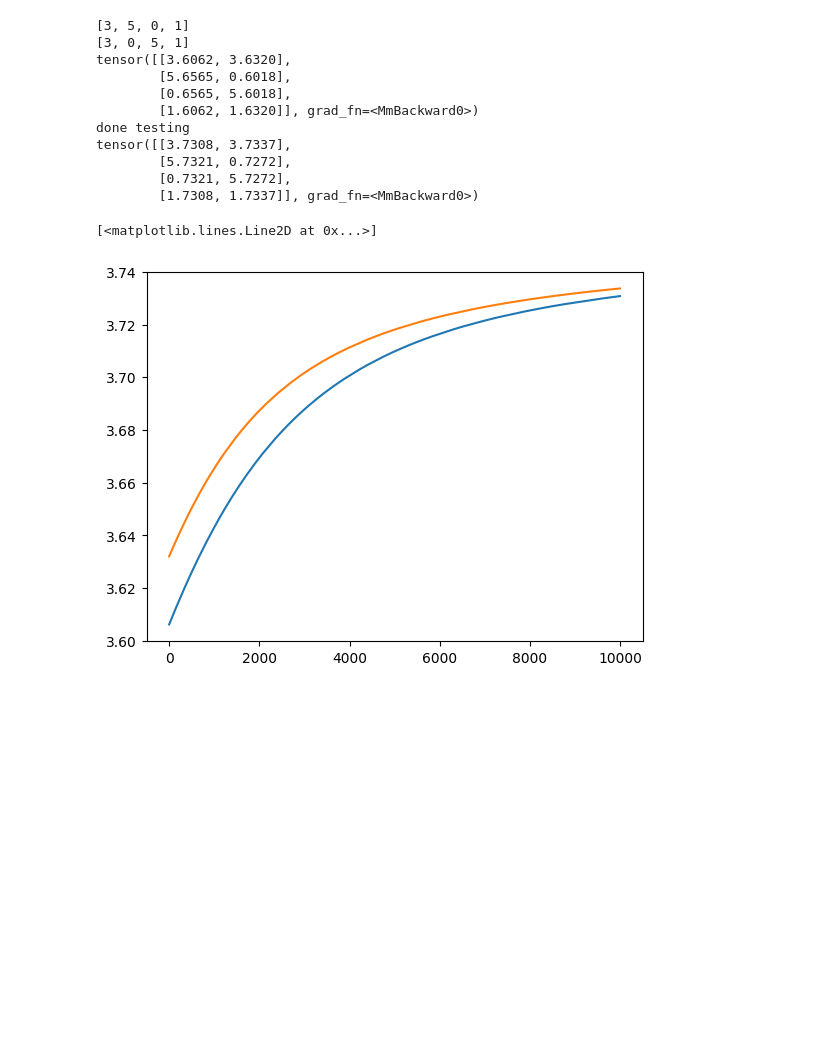
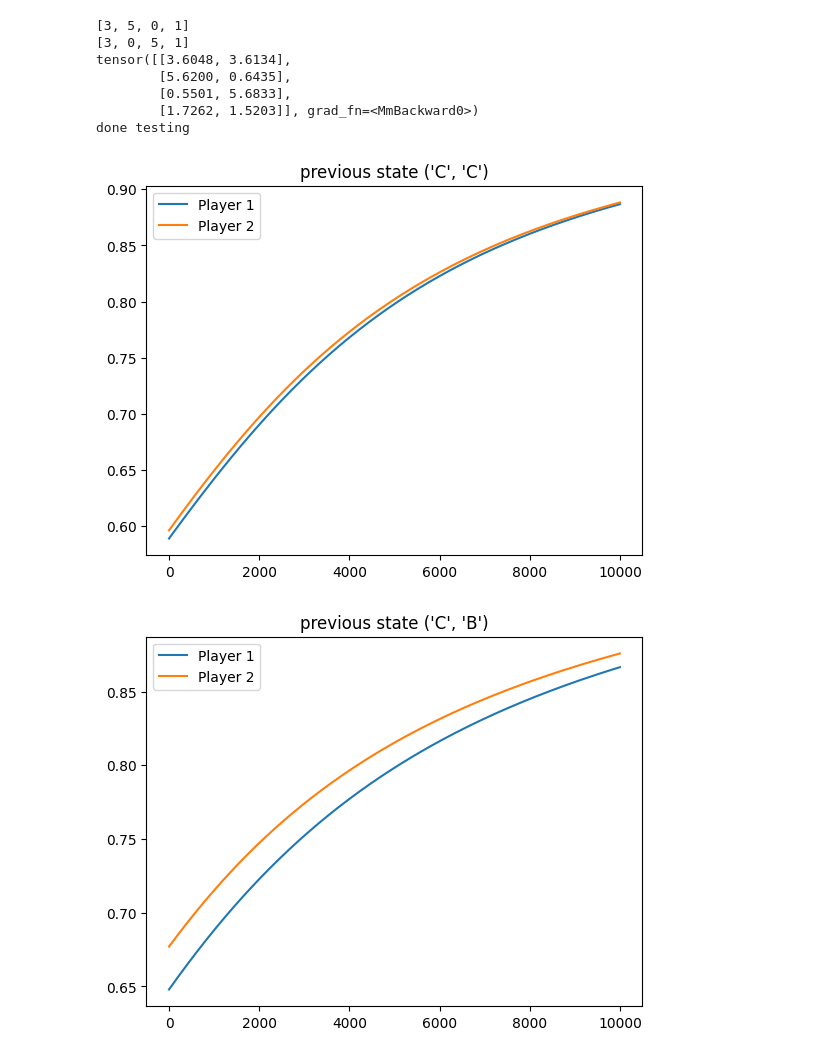
Before and after one commit to gametekker/pdilemn, a Jupyter notebook: SGDCGD.ipynb, the cells around one changed output. Cells and saved outputs as stored; diff of their text form; code cells hidden in the pictures; blank space fills up the shorter version.

```diff
--- a/SGDCGD.ipynb
+++ b/SGDCGD.ipynb
@@ -52,46 +52,39 @@ for epoch in range(num_epochs):
     """
     The first agent adjusts its parameters attempting to maximize the objective
     We fix player 2 while taking the gradient of player 1's reward, with respect to player 1's parameters
     """
     reward = env.play()
-    plot[0].append(float(reward[0,0])) #plotting
+    plot[0].append(pl1.getBeliefs()) #plotting
     optimizer_p1.zero_grad()
     rp1 = reward[:, 0]
     loss_p1 = -rp1.sum()
     loss_p1.backward()
     optimizer_p1.step()
 
     """
     The second agent adjusts its parameters attempting to maximize the objective
     We fix player 1 while taking the gradient of player 2's reward, with respect to player 2's parameters
     """
     reward = env.play()
-    plot[1].append(float(reward[0,1])) #plotting
+    plot[1].append(pl2.getBeliefs()) #plotting
     optimizer_p2.zero_grad()
     rp2 = reward[:, 1]
     loss_p2 = -rp2.sum()
     loss_p2.backward()
     optimizer_p2.step()
 
     # Logging
     #if epoch % 10 == 0:
     #    print(f"Epoch {epoch}: pl1 reward = {rp1.sum().item()}, pl2 reward = {rp2.sum().item()}")
 
-print(env.play())
-
-plt.plot(plot[0], label="Player 1") #plotting
-plt.plot(plot[1], label="Player 2") #plotting
+doplots(plot)
 # %% [output]
 [3, 5, 0, 1]
 [3, 0, 5, 1]
-tensor([[3.6062, 3.6320],
-        [5.6565, 0.6018],
-        [0.6565, 5.6018],
-        [1.6062, 1.6320]], grad_fn=<MmBackward0>)
+tensor([[3.6048, 3.6134],
+        [5.6200, 0.6435],
+        [0.5501, 5.6833],
+        [1.7262, 1.5203]], grad_fn=<MmBackward0>)
 done testing
-tensor([[3.7308, 3.7337],
-        [5.7321, 0.7272],
-        [0.7321, 5.7272],
-        [1.7308, 1.7337]], grad_fn=<MmBackward0>)
-[<matplotlib.lines.Line2D at 0x...>]
-[figure, old version]
+[figure, new version]
+[figure, added]
```
Also changed, not shown: parts of 4 cells of this notebook, 6 other files.
